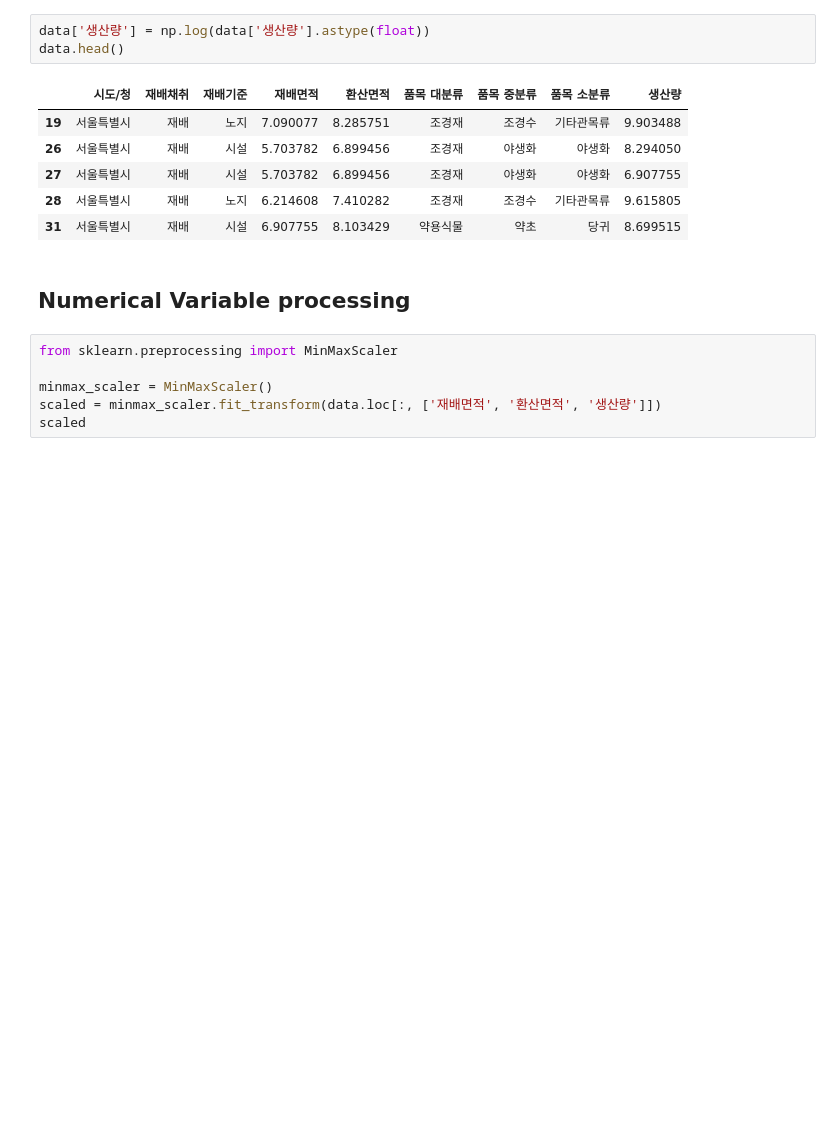
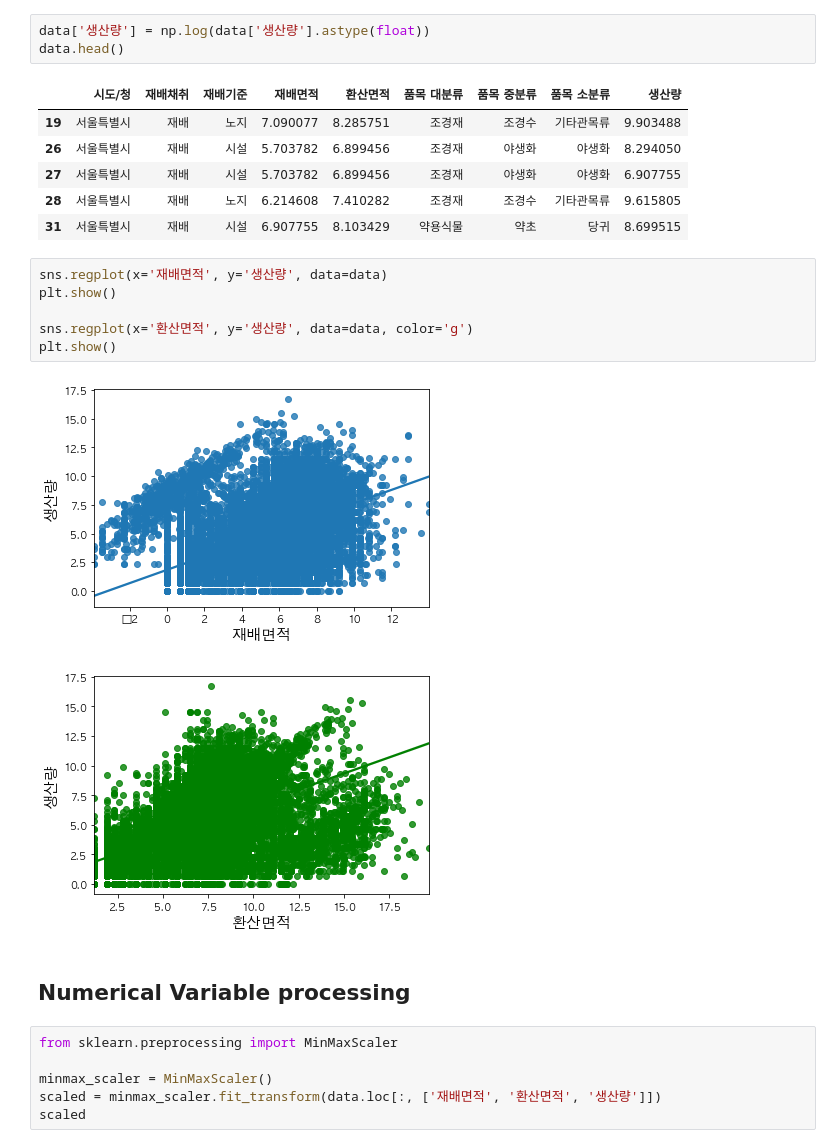
Before and after one commit to kimsunghun00/k-forest, a Jupyter notebook: K-Forest.ipynb, the cells around one changed output. Drawn from its saved outputs; the diff is of its cells as text; blank space fills up the shorter version.

```diff
--- a/K-Forest.ipynb
+++ b/K-Forest.ipynb
@@ -251,6 +251,15 @@ data.head()
 | 27 | 서울특별시 | 재배 | 시설 | 5.703782 | 6.899456 | 조경재 | 야생화 | 야생화 | 6.907755 |
 | 28 | 서울특별시 | 재배 | 노지 | 6.214608 | 7.410282 | 조경재 | 조경수 | 기타관목류 | 9.615805 |
 | 31 | 서울특별시 | 재배 | 시설 | 6.907755 | 8.103429 | 약용식물 | 약초 | 당귀 | 8.699515 |
+# %%
+sns.regplot(x='재배면적', y='생산량', data=data)
+plt.show()
+
+sns.regplot(x='환산면적', y='생산량', data=data, color='g')
+plt.show()
+# %% [output]
+[figure, added]
+[figure, added]
 # %% [markdown]
 ## Numerical Variable processing
 # %%
```
Also changed, not shown: parts of 20 cells of this notebook.
